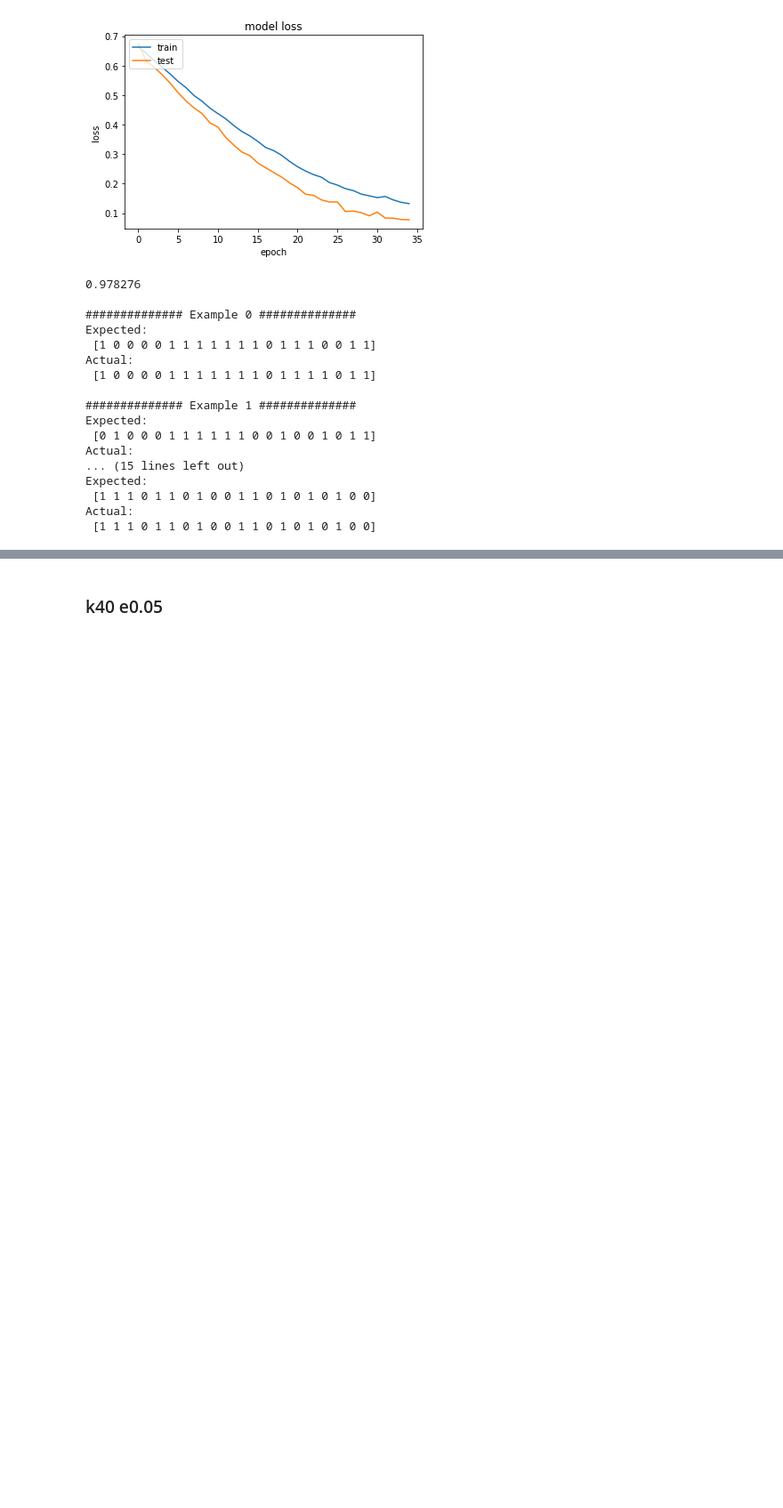
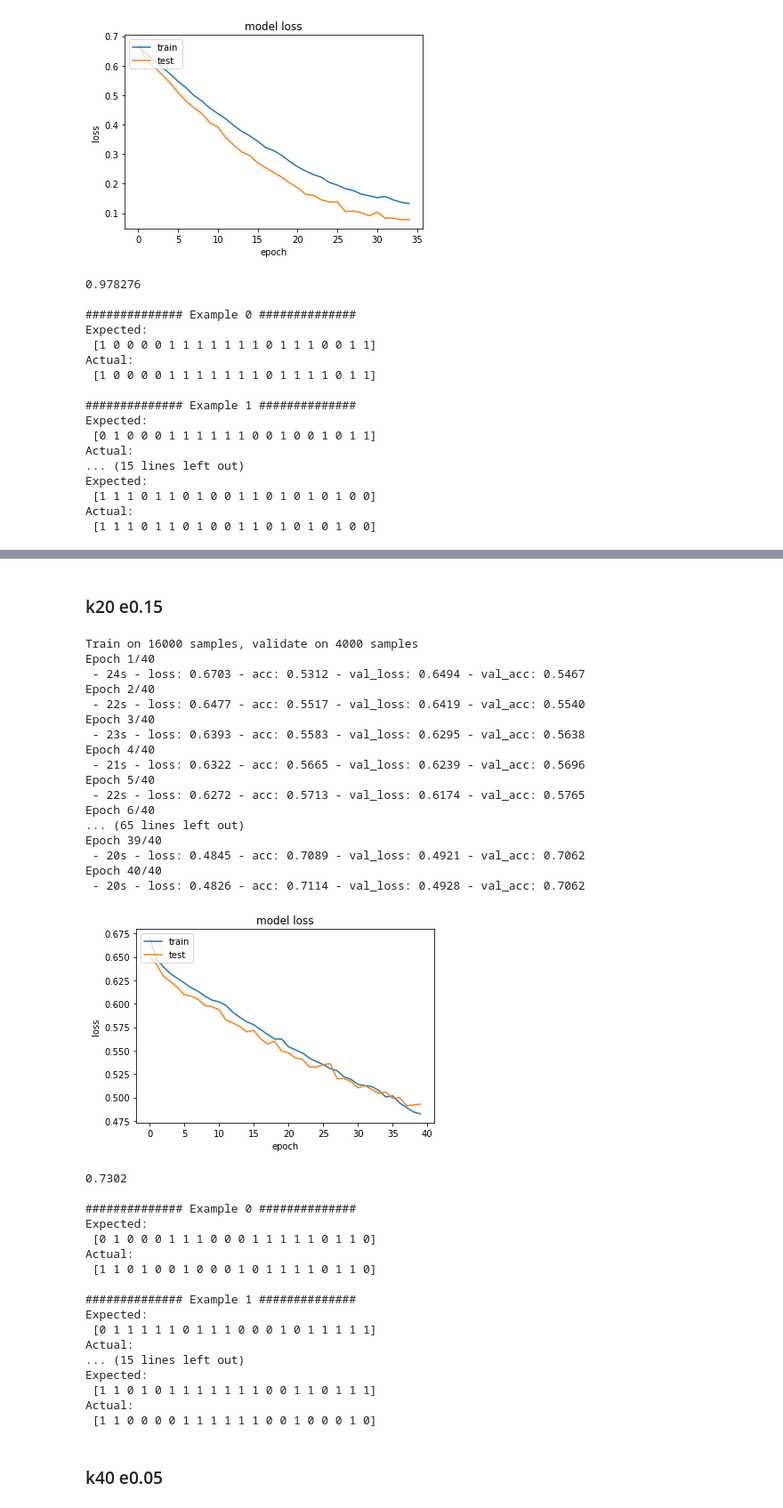
Before and after one commit to Gan-Tu/radioML, a Jupyter notebook: notebooks/ecc-v4.ipynb, the cells around one changed output, grey strips where cells are left out. Shown at 89% size. Drawn from its saved outputs; the diff is of its cells as text; code cells hidden in the pictures; blank space fills up the shorter version.

```diff
--- a/notebooks/ecc-v4.ipynb
+++ b/notebooks/ecc-v4.ipynb
@@ -1377,3 +1462,78 @@ Epoch 1/40
+# %% [markdown]
+### k20 e0.15
+# %%
+train, test, original = build_data_from_path("../data/dataset_04/data/dataset_n25000_k20_e0.15.pkl")
+X_train, y_train = train
+X_test, y_test = test
+X, y, y_oh, y_viterbi_decoded = original
+
+lr = 0.01
+model = Sequential()
+
+model.add(Embedding(2, 40))
+model.add(Dropout(0.5))
+
+model.add(LSTM(200, activation="tanh", input_shape=X_train.shape[1:]))
+model.add(Dropout(0.5))
+
+model.add(Dense(400, activation="relu"))
+model.add(Dropout(0.5))
+
+model.add(Dense(40, activation="sigmoid"))
+model.add(Reshape((20,2)))
+
+opt = optimizers["adam"](lr=lr)
+model.compile(optimizer=opt, loss="binary_crossentropy", metrics=["accuracy"])
+
+history = model.fit(X_train, y_train, epochs=40, batch_size=512, verbose=2,
+          shuffle=True, validation_split=0.2)
+
+plt.plot(history.history['loss'])
+plt.plot(history.history['val_loss'])
+plt.title('model loss')
+plt.ylabel('loss')
+plt.xlabel('epoch')
+plt.legend(['train', 'test'], loc='upper left')
+plt.show()
+
+print(model_accuracy(model, X, y, argmax=True))
+pred_vs_truth(model, X_test, y_test, n_show=5, y_truth_is_onehot=True)
+# %% [output]
+Train on 16000 samples, validate on 4000 samples
+Epoch 1/40
+ - 24s - loss: 0.6703 - acc: 0.5312 - val_loss: 0.6494 - val_acc: 0.5467
+Epoch 2/40
+ - 22s - loss: 0.6477 - acc: 0.5517 - val_loss: 0.6419 - val_acc: 0.5540
+Epoch 3/40
+ - 23s - loss: 0.6393 - acc: 0.5583 - val_loss: 0.6295 - val_acc: 0.5638
+Epoch 4/40
+ - 21s - loss: 0.6322 - acc: 0.5665 - val_loss: 0.6239 - val_acc: 0.5696
+Epoch 5/40
+ - 22s - loss: 0.6272 - acc: 0.5713 - val_loss: 0.6174 - val_acc: 0.5765
+Epoch 6/40
+... (65 lines left out)
+Epoch 39/40
+ - 20s - loss: 0.4845 - acc: 0.7089 - val_loss: 0.4921 - val_acc: 0.7062
+Epoch 40/40
+ - 20s - loss: 0.4826 - acc: 0.7114 - val_loss: 0.4928 - val_acc: 0.7062
+[figure, added]
+0.7302
+
+############## Example 0 ##############
+Expected:
+ [0 1 0 0 0 1 1 1 0 0 0 1 1 1 1 1 0 1 1 0]
+Actual:
+ [1 1 0 1 0 0 1 0 0 0 1 0 1 1 1 1 0 1 1 0]
+
+############## Example 1 ##############
+Expected:
+ [0 1 1 1 1 1 0 1 1 1 0 0 0 1 0 1 1 1 1 1]
+Actual:
+... (15 lines left out)
+Expected:
+ [1 1 0 1 0 1 1 1 1 1 1 1 0 0 1 1 0 1 1 1]
+Actual:
+ [1 1 0 0 0 0 1 1 1 1 1 1 0 0 1 0 0 0 1 0]
 # %% [markdown]
 ### k40 e0.05
 # %%
```
Also changed, not shown: parts of 3 cells of this notebook.
